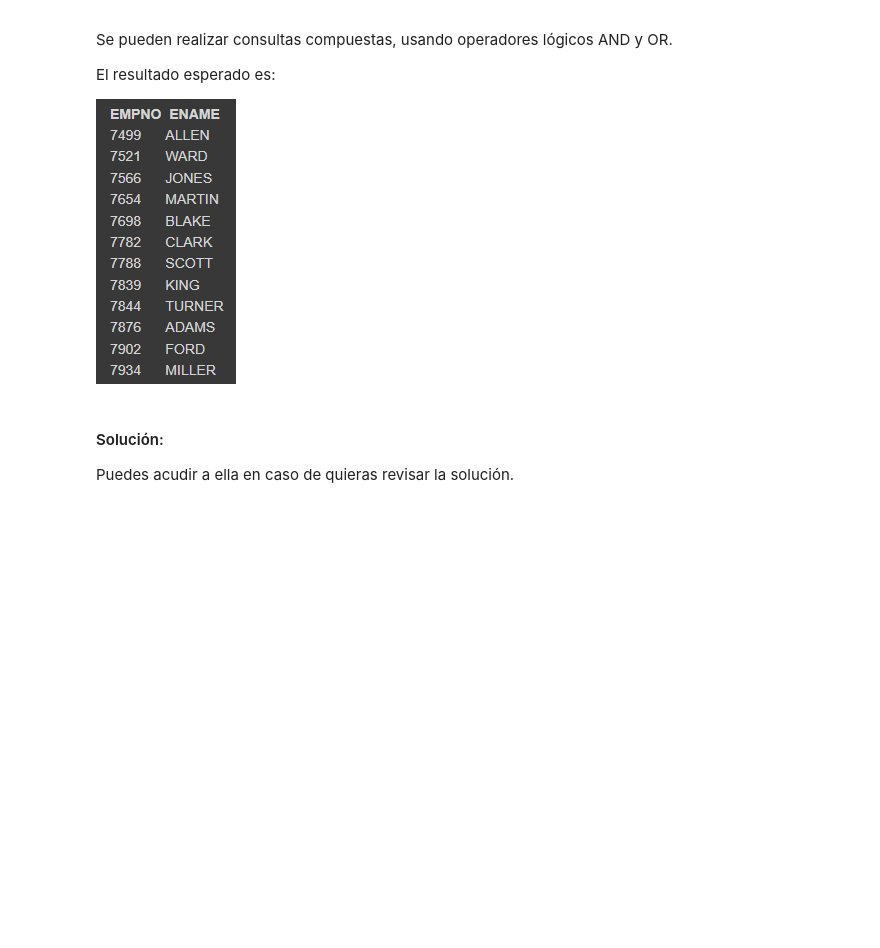
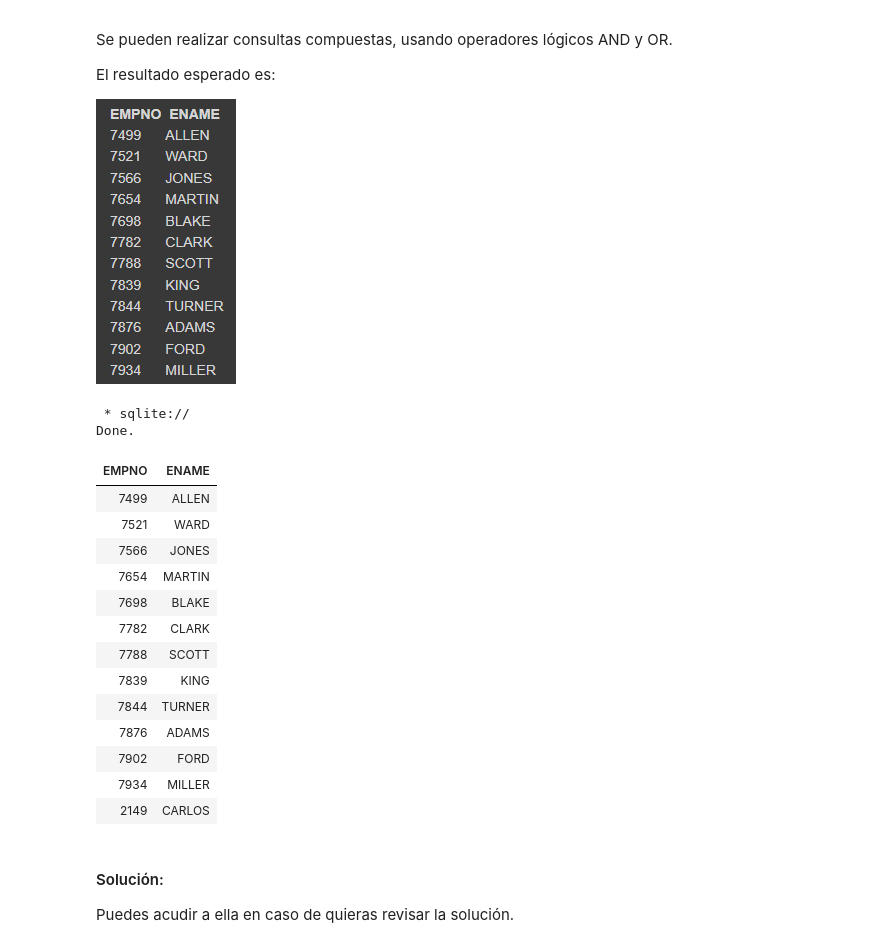
Before and after one commit to cam2149/eda_couse, a Jupyter notebook: Taller_1_SQL_Emp.ipynb, the cells around one changed output. Saved outputs shown, nothing was run; the diff lists cells and outputs as text; code cells hidden in the pictures; blank space fills up the shorter version.

```diff
--- a/Taller_1_SQL_Emp.ipynb
+++ b/Taller_1_SQL_Emp.ipynb
@@ -241,13 +293,30 @@ El resultado esperado es:
 # %%
 # Consulta
 # Seleccionar el número y nombre de los empleados que ganan más de 1000
 #
 %%sql
 
 
-SELECT ...
-FROM ...
-WHERE ...
+SELECT EMPNO, ENAME
+FROM EMP
+WHERE SAL > 1000;
+# %% [output]
+ * sqlite://
+Done.
+| EMPNO | ENAME |
+| 7499 | ALLEN |
+| 7521 | WARD |
+| 7566 | JONES |
+| 7654 | MARTIN |
+| 7698 | BLAKE |
+| 7782 | CLARK |
+| 7788 | SCOTT |
+| 7839 | KING |
+| 7844 | TURNER |
+| 7876 | ADAMS |
+| 7902 | FORD |
+| 7934 | MILLER |
+| 2149 | CARLOS |
 # %% [markdown]
 #### Solución:
 
```
Also changed, not shown: parts of 19 cells of this notebook.
